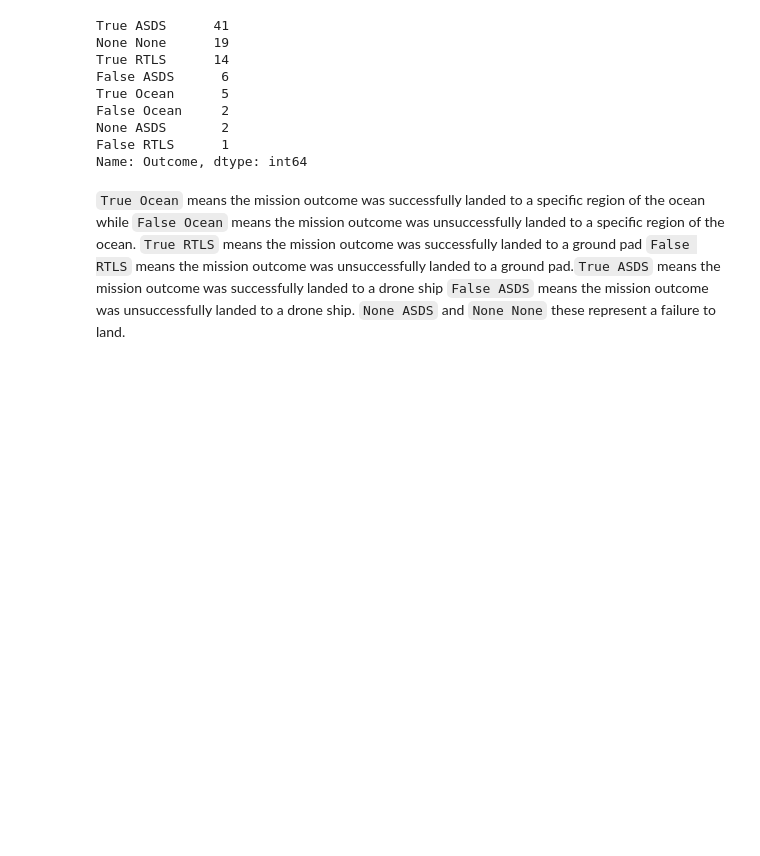
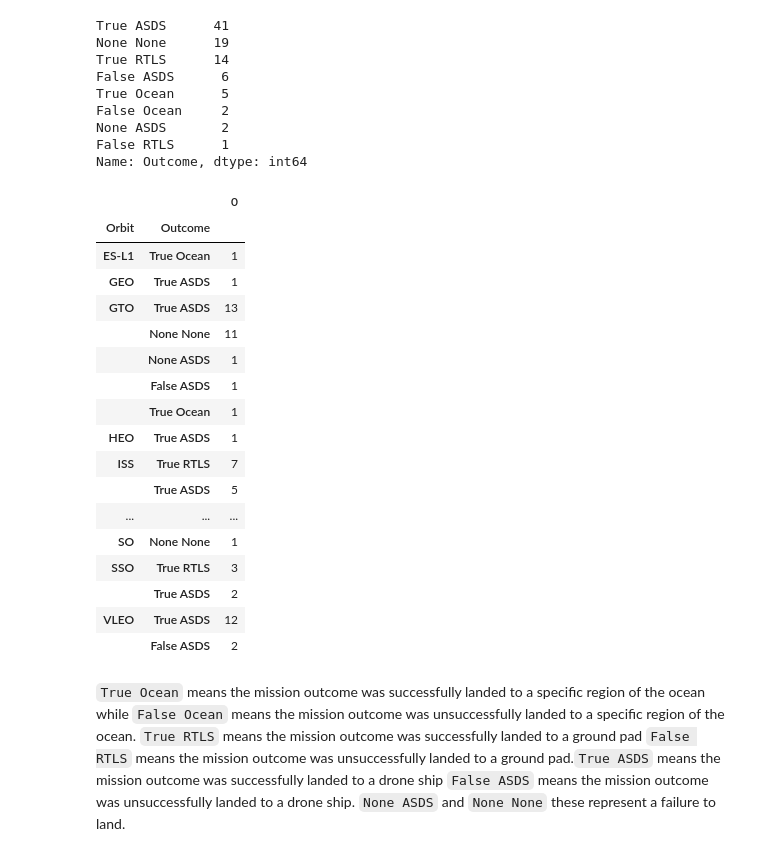
Before and after one commit to Jinkxt/IBM-Practice, a Jupyter notebook: CapStone/3- spacex-Data wrangling.ipynb, the cells around one changed output. Drawn from its saved outputs; the diff is of its cells as text; code cells hidden in the pictures; blank space fills up the shorter version.

```diff
--- a/CapStone/3- spacex-Data wrangling.ipynb
+++ b/CapStone/3- spacex-Data wrangling.ipynb
@@ -200,6 +200,27 @@ False Ocean     2
 None ASDS       2
 False RTLS      1
 Name: Outcome, dtype: int64
+# %%
+df[['Outcome', 'Orbit']].groupby('Orbit').value_counts().to_frame()
+# %% [output]
+|  |  | 0 |
+| Orbit | Outcome |  |
+| ES-L1 | True Ocean | 1 |
+| GEO | True ASDS | 1 |
+| GTO | True ASDS | 13 |
+|  | None None | 11 |
+|  | None ASDS | 1 |
+|  | False ASDS | 1 |
+|  | True Ocean | 1 |
+| HEO | True ASDS | 1 |
+| ISS | True RTLS | 7 |
+|  | True ASDS | 5 |
+| ... | ... | ... |
+| SO | None None | 1 |
+| SSO | True RTLS | 3 |
+|  | True ASDS | 2 |
+| VLEO | True ASDS | 12 |
+|  | False ASDS | 2 |
 # %% [markdown]
 <code>True Ocean</code> means the mission outcome was successfully  landed to a specific region of the ocean while <code>False Ocean</code> means the mission outcome was unsuccessfully landed to a specific region of the ocean. <code>True RTLS</code> means the mission outcome was successfully  landed to a ground pad <code>False RTLS</code> means the mission outcome was unsuccessfully landed to a ground pad.<code>True ASDS</code> means the mission outcome was successfully  landed to a drone ship <code>False ASDS</code> means the mission outcome was unsuccessfully landed to a drone ship. <code>None ASDS</code> and <code>None None</code> these represent a failure to land.
 # %%
```
Also changed, not shown: 2 other files.
